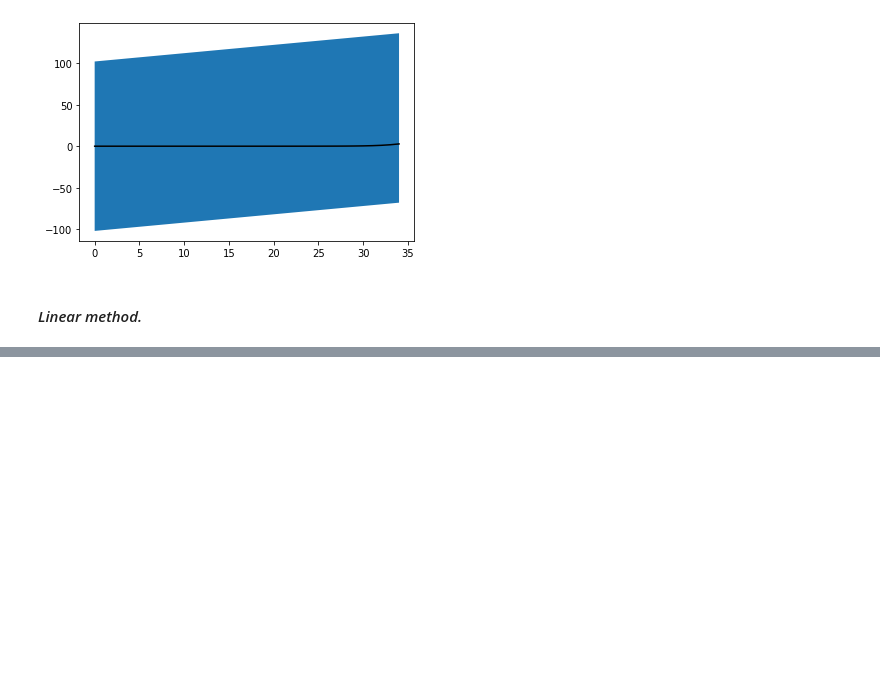
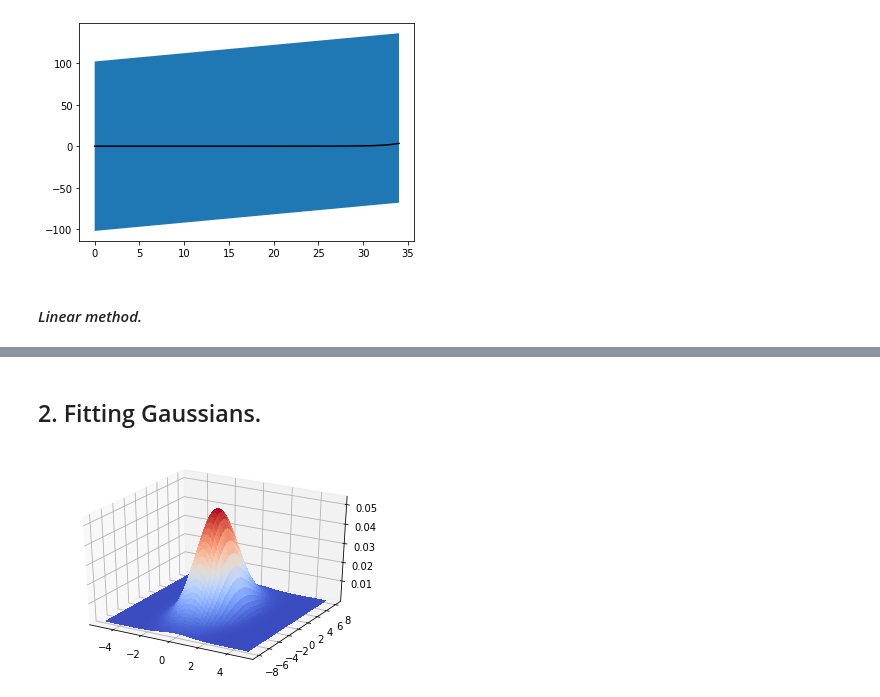
Before and after one commit to m-mejiap/Lab, a Jupyter notebook: Ex2.ipynb, the cells around one changed output, grey strips where cells are left out. Saved outputs shown, nothing was run; the diff lists cells and outputs as text; code cells hidden in the pictures; blank space fills up the shorter version.

```diff
--- a/Ex2.ipynb
+++ b/Ex2.ipynb
@@ -207,0 +365,20 @@ plt.show()
+# %% [markdown]
+## 2. Fitting Gaussians.
+# %%
+def Gausian_2D(x,y,mu_x,mu_y,sigma_x,sigma_y):
+    return 1.0/(2*np.pi*sigma_x*sigma_y)*np.exp(-0.5*((x-mu_x)**2/sigma_x**2)-0.5*((y-mu_y)**2/sigma_y**2))
+
+x=np.linspace(-5,5,1000)
+y=np.linspace(-8,8,1000)
+X,Y=np.meshgrid(x,y)
+z=Gausian_2D(X,Y,0,0,1,3)
+
+from mpl_toolkits.mplot3d import Axes3D
+import matplotlib.pyplot as plt
+
+fig = plt.figure()
+ax = fig.gca(projection='3d')
+ax.plot_surface(X,Y,z,cmap=plt.cm.coolwarm,linewidth=0,antialiased=False)
+plt.show()
+# %% [output]
+[figure, added]
```
Also changed, not shown: parts of 15 cells of this notebook.
